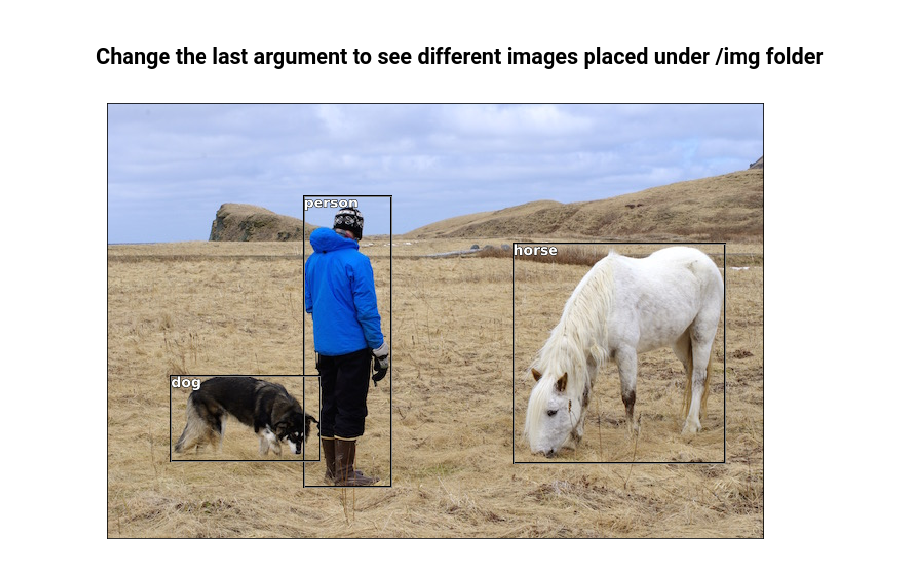
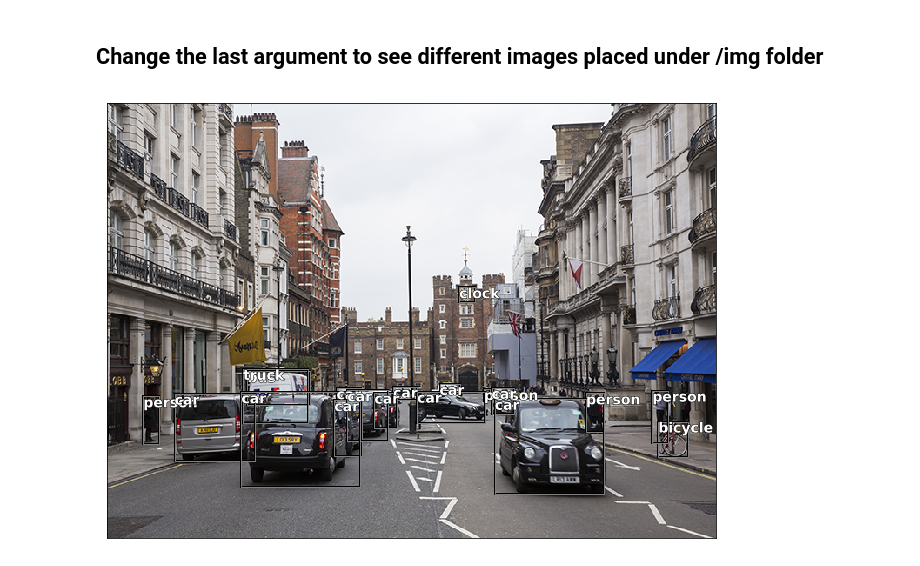
Before and after one commit to ydixon/yolo_v3, a Jupyter notebook: yolo_detect.ipynb, the cells around one changed output. Saved outputs shown, nothing was run; the diff lists cells and outputs as text; code cells hidden in the pictures.

Commit message:
add yolo_train

```diff
--- a/yolo_v3.ipynb
+++ b/yolo_detect.ipynb
@@ -714,6 +712,6 @@ def show_output_from_ds(ds, dets, idx):
 # %% [markdown]
 ## Change the last argument to see different images placed under /img folder
 # %%
-show_output_from_ds(yolo_ds, res, 3)
+show_output_from_ds(yolo_ds, res, 9)
 # %% [output]
-[figure, old version]
+[figure, new version]
```
Also changed, not shown: parts of 3 cells of this notebook.
